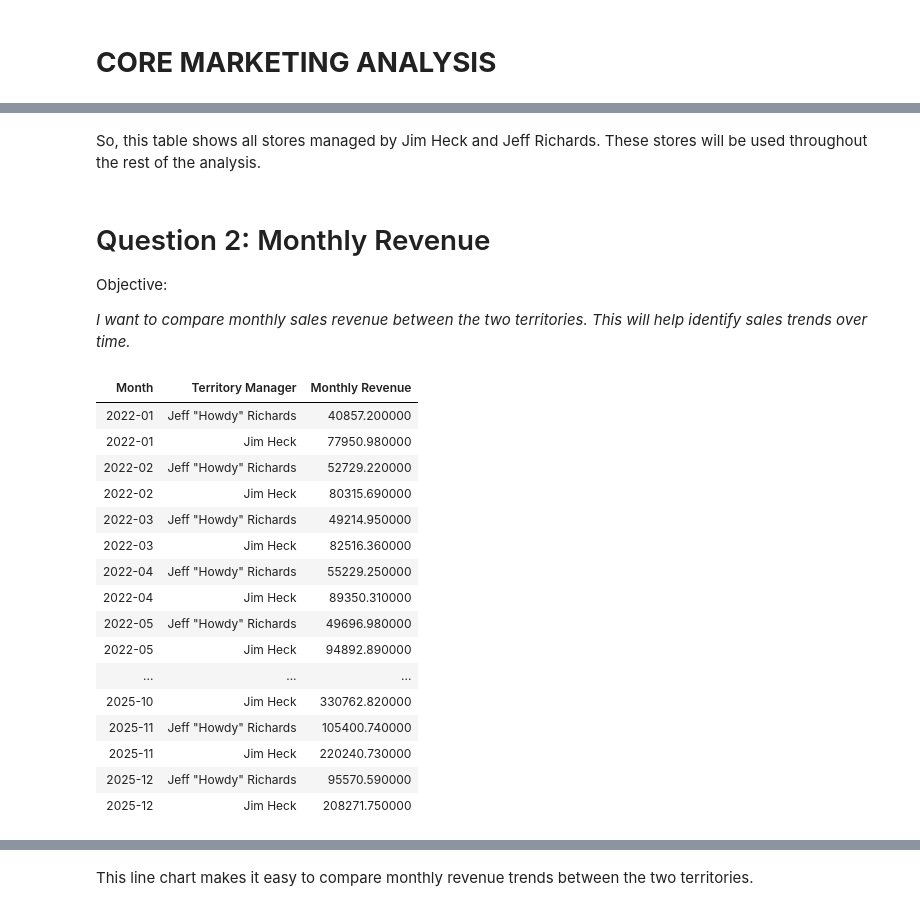
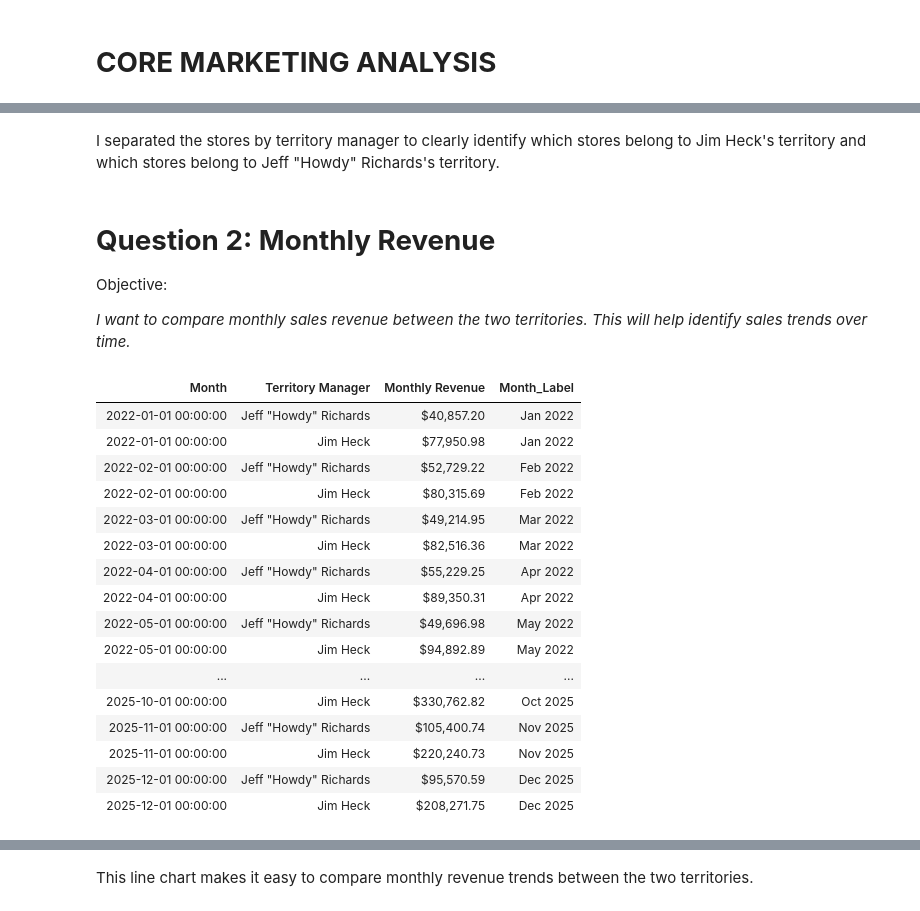
Before and after one commit to jnavarroservin/Capstone_2, a Jupyter notebook: navarroservin_sales_analysis.ipynb, the cells around one changed output, grey strips where cells are left out. Drawn from its saved outputs; the diff is of its cells as text; code cells hidden in the pictures.

Commit message:
EmporiUm Analysis (Refined)

```diff
--- a/navarroservin_sales_analysis.ipynb
+++ b/navarroservin_sales_analysis.ipynb
@@ -137,8 +167,7 @@ display(
 # %% [markdown]
-So, this table shows all stores managed by Jim Heck and Jeff Richards.
-These stores will be used throughout the rest of the analysis.
+I separated the stores by territory manager to clearly identify which stores belong to Jim Heck's territory and which stores belong to Jeff "Howdy" Richards's territory.
 # %% [markdown]
-# Question 2: Monthly Revenue
+# **Question 2: Monthly Revenue**
 
 Objective:
 
@@ -146,29 +175,43 @@ Objective:
 # %%
 # Monthly revenue
 
 monthly_revenue = my_territories.groupby(
     ["Month", "Territory Manager"],
-    as_index=False)["Sale Amount"].sum()
+    as_index=False
+)["Sale Amount"].sum()
 
 monthly_revenue = monthly_revenue.rename(
-    columns={"Sale Amount": "Monthly Revenue"})
+    columns={"Sale Amount": "Monthly Revenue"}
+)
 
-display(monthly_revenue.style.hide(axis="index"))
+# Convert Month column to Month Year format
+monthly_revenue["Month"] = pd.to_datetime(monthly_revenue["Month"])
+
+monthly_revenue["Month_Label"] = monthly_revenue["Month"].dt.strftime("%b %Y")
+
+# Clean table output
+display(
+    monthly_revenue.style
+    .format({
+        "Monthly Revenue": "${:,.2f}"
+    })
+    .hide(axis="index")
+)
 # %% [output]
-| Month | Territory Manager | Monthly Revenue |
-| 2022-01 | Jeff "Howdy" Richards | 40857.200000 |
-| 2022-01 | Jim Heck | 77950.980000 |
-| 2022-02 | Jeff "Howdy" Richards | 52729.220000 |
-| 2022-02 | Jim Heck | 80315.690000 |
-| 2022-03 | Jeff "Howdy" Richards | 49214.950000 |
-| 2022-03 | Jim Heck | 82516.360000 |
-| 2022-04 | Jeff "Howdy" Richards | 55229.250000 |
-| 2022-04 | Jim Heck | 89350.310000 |
-| 2022-05 | Jeff "Howdy" Richards | 49696.980000 |
-| 2022-05 | Jim Heck | 94892.890000 |
-| ... | ... | ... |
-| 2025-10 | Jim Heck | 330762.820000 |
-| 2025-11 | Jeff "Howdy" Richards | 105400.740000 |
-| 2025-11 | Jim Heck | 220240.730000 |
-| 2025-12 | Jeff "Howdy" Richards | 95570.590000 |
-| 2025-12 | Jim Heck | 208271.750000 |
+| Month | Territory Manager | Monthly Revenue | Month_Label |
+| 2022-01-01 00:00:00 | Jeff "Howdy" Richards | $40,857.20 | Jan 2022 |
+| 2022-01-01 00:00:00 | Jim Heck | $77,950.98 | Jan 2022 |
+| 2022-02-01 00:00:00 | Jeff "Howdy" Richards | $52,729.22 | Feb 2022 |
+| 2022-02-01 00:00:00 | Jim Heck | $80,315.69 | Feb 2022 |
+| 2022-03-01 00:00:00 | Jeff "Howdy" Richards | $49,214.95 | Mar 2022 |
+| 2022-03-01 00:00:00 | Jim Heck | $82,516.36 | Mar 2022 |
+| 2022-04-01 00:00:00 | Jeff "Howdy" Richards | $55,229.25 | Apr 2022 |
+| 2022-04-01 00:00:00 | Jim Heck | $89,350.31 | Apr 2022 |
+| 2022-05-01 00:00:00 | Jeff "Howdy" Richards | $49,696.98 | May 2022 |
+| 2022-05-01 00:00:00 | Jim Heck | $94,892.89 | May 2022 |
+| ... | ... | ... | ... |
+| 2025-10-01 00:00:00 | Jim Heck | $330,762.82 | Oct 2025 |
+| 2025-11-01 00:00:00 | Jeff "Howdy" Richards | $105,400.74 | Nov 2025 |
+| 2025-11-01 00:00:00 | Jim Heck | $220,240.73 | Nov 2025 |
+| 2025-12-01 00:00:00 | Jeff "Howdy" Richards | $95,570.59 | Dec 2025 |
+| 2025-12-01 00:00:00 | Jim Heck | $208,271.75 | Dec 2025 |
```
Also changed, not shown: parts of 25 cells of this notebook.
